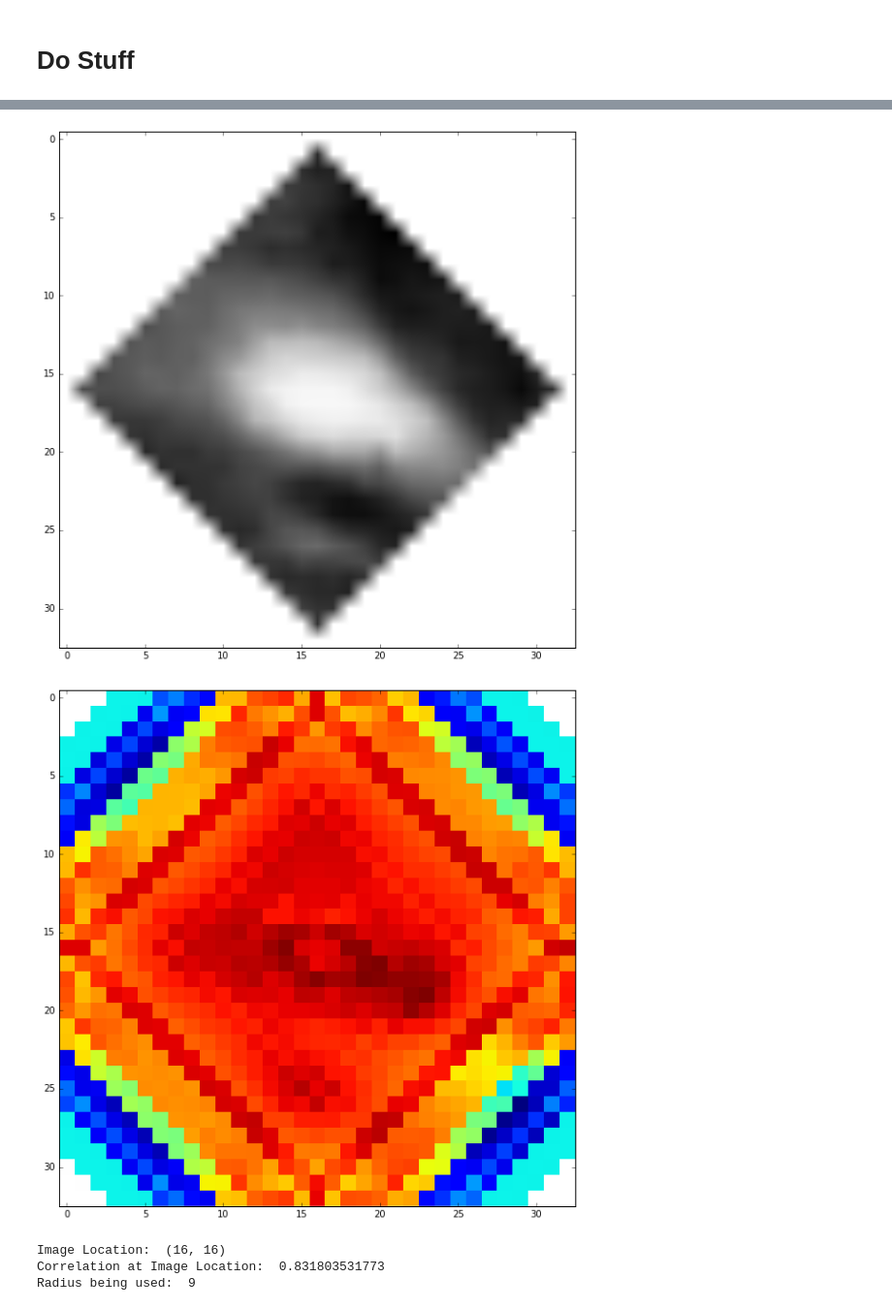
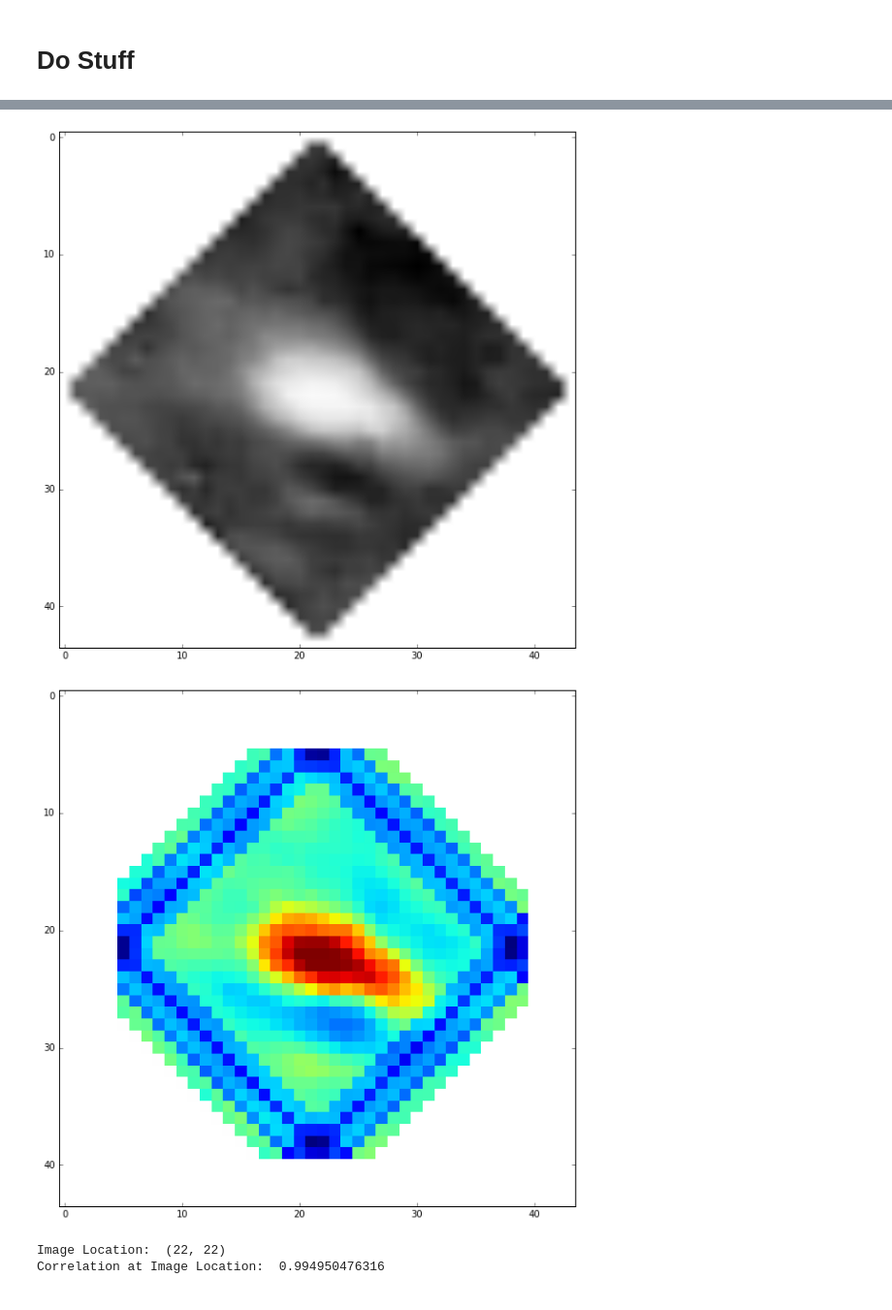
Before and after one commit to tisaconundrum2/autocnet, a Jupyter notebook: notebooks/Ciratefi.ipynb, the cells around one changed output, grey strips where cells are left out. Shown at 97% size. Drawn from its saved outputs; the diff is of its cells as text; code cells hidden in the pictures.

Commit message:
more robust to out of bounds radii in cifi

```diff
--- a/notebooks/Ciratefi.ipynb
+++ b/notebooks/Ciratefi.ipynb
@@ -176,8 +176,8 @@ def ciratefi(template, search_image, upsampling=1, cifi_thresh=.7, rafi_thresh=.
 
     # check for upsampling
     # if upsampling > 1:
-    #     template = zoom(template, upsampling, order=1)
-    #    search_image = zoom(search_image, upsampling, order=1)
+    #    template = zoom(template, upsampling, order=3)
+    #    search_image = zoom(search_image, upsampling, order=3)
 
     # Cifi -- Circular Sample on Template
     template_result = np.empty((len(scales), len(radii)))
@@ -195,10 +195,10 @@ def ciratefi(template, search_image, upsampling=1, cifi_thresh=.7, rafi_thresh=.
             mask = circ_mask(scaled_img.shape, (a,b), r)
 
             inv_area = 1 / (2 * math.pi * r)
-            s = np.sum(scaled_img[mask]) * inv_area
+            s = math.floor(np.sum(scaled_img[mask]) * inv_area)
 
-            if s == 0:
-                s = -1
+            if s == 0 or r>scaled_img.shape[0] or r>scaled_img.shape[1]:
+                s = -math.inf
             template_result[i,j] = s
 
     # Cifi2 -- Circular Sample on Target Image
@@ -212,8 +212,8 @@ def ciratefi(template, search_image, upsampling=1, cifi_thresh=.7, rafi_thresh=.
                 mask = circ_mask(search_image.shape, (i,j), r)
                 s = np.sum(search_image[mask]) * inv_area
 
-                if s == 0:
-                    s = -1
+                if s == 0 or y<r or x<r or y+r>search_image.shape[0] or x+r>search_image.shape[1]:
+                    s = -math.inf
                 search_result[i, j, k] = s
 
     # Perform Normalized Cross-Correlation between template and target image
@@ -231,7 +231,6 @@ def ciratefi(template, search_image, upsampling=1, cifi_thresh=.7, rafi_thresh=.
                     max_coeff = max_corr
                     scale = i
 
-            max_coeff
             coeffs[y,x] = max_coeff
             best_scales[y,x] = scales[scale]
 
@@ -268,8 +267,6 @@ def ciratefi(template, search_image, upsampling=1, cifi_thresh=.7, rafi_thresh=.
         radius = max(radii)
     else:
         radius = radii[bisect_left(radii, rad_thresh)]
-
-    print('Radius being used: ', radius)
 
     for i in range(len(template_alpha_samples)):
         # Create Radial Line Mask
@@ -409,10 +406,10 @@ for i, (idx, row) in enumerate(matches.iterrows()):
 
     # Get the template and search windows
     s_template = sp.clip_roi(e.source.geodata, s_keypoint, 21)
-    s_template = rotate(s_template, 90)
+    s_template = rotate(s_template, 0)
     s_template = imresize(s_template, .87)
 
-    d_search = sp.clip_roi(e.destination.geodata, d_keypoint, 23)
+    d_search = sp.clip_roi(e.destination.geodata, d_keypoint, 31)
     d_search = rotate(d_search, 45)
     d_search = imresize(d_search, 1.)
 
@@ -421,6 +418,6 @@ for i, (idx, row) in enumerate(matches.iterrows()):
     imshow(d_search, cmap='Greys')
     show()
 
-    ciratefi(s_template, d_search, upsampling=2, alpha=math.pi/4, cifi_thresh=85, rafi_thresh=90, use_percentile=True, radii=list(range(1,12)))
+    ciratefi(s_template, d_search, upsampling=1, alpha=math.pi/4, cifi_thresh=90, rafi_thresh=70, use_percentile=True, radii=list(range(1,6)))
     break
 # %% [output]
@@ -428,5 +425,4 @@ for i, (idx, row) in enumerate(matches.iterrows()):
-[figure, old version]
+[figure, new version]
-[figure, old version]
+[figure, new version]
-Image Location:  (16, 16)
-Correlation at Image Location:  0.831803531773
-Radius being used:  9
+Image Location:  (22, 22)
+Correlation at Image Location:  0.994950476316
```
Also changed, not shown: parts of 1 cell of this notebook.
